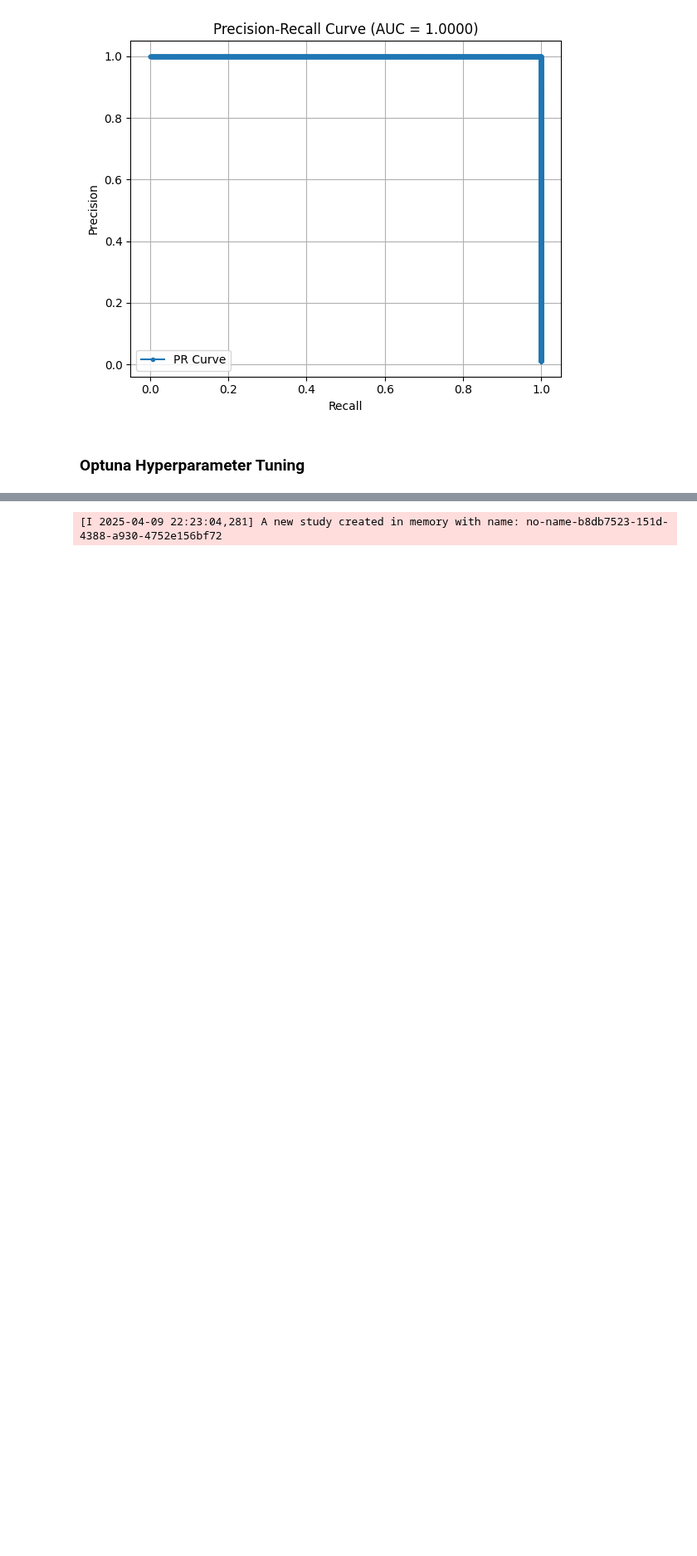
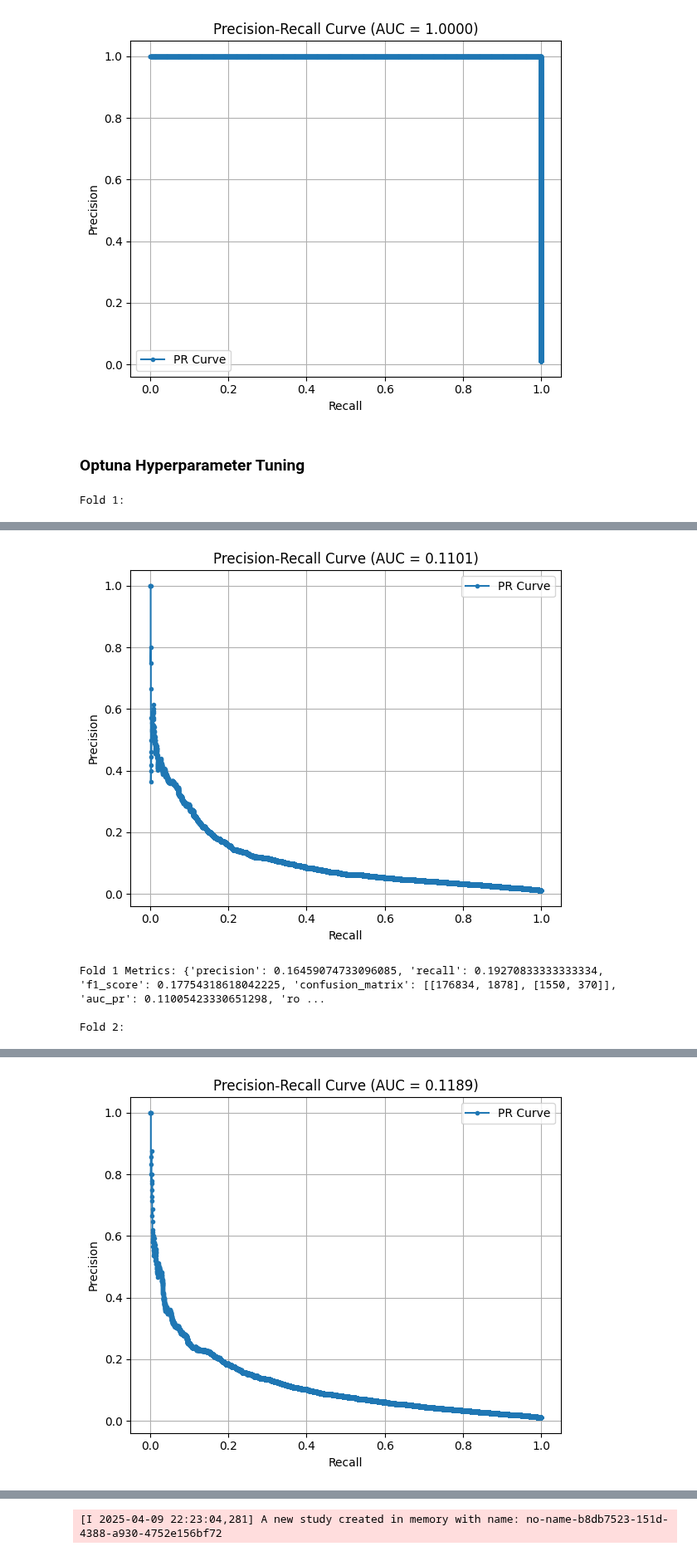
Before and after one commit to bernisschow/DSA4263-Business-and-Commerce-Fraud-Detection, a Jupyter notebook: notebooks/modelEnsemble.ipynb, the cells around one changed output, grey strips where cells are left out. Shown at 83% size. Saved outputs shown, nothing was run; the diff lists cells and outputs as text; code cells hidden in the pictures; blank space fills up the shorter version.

Commit message:
k-fold cross validation.

```diff
--- a/notebooks/modelEnsemble.ipynb
+++ b/notebooks/modelEnsemble.ipynb
@@ -168,0 +204,68 @@ X_train_sample, _, y_train_sample, _ = train_test_split(
+# %%
+def load_fold_data():
+    train_folds = []
+    val_folds = []
+    for i in range(1, 6):
+        train_folds.append(pd.read_csv(f'/Users/Berniss/Downloads/data/preprocessed/fold_{i}_train.csv'))
+        val_folds.append(pd.read_csv(f'/Users/Berniss/Downloads/data/preprocessed/fold_{i}_val.csv'))
+    return train_folds, val_folds
+
+# Main 5-fold ensemble pipeline
+train_folds, val_folds = load_fold_data()
+all_metrics = []
+
+for i in range(5):
+    print(f"\nFold {i+1}:")
+    train_data = train_folds[i]
+    val_data = val_folds[i]
+
+    X_train = train_data.drop(columns='fraud_bool')
+    y_train = train_data['fraud_bool']
+    X_val = val_data.drop(columns='fraud_bool')
+    y_val = val_data['fraud_bool']
+
+    scaler = StandardScaler()
+    X_train_scaled = scaler.fit_transform(X_train)
+    X_val_scaled = scaler.transform(X_val)
+
+    study = optuna.create_study(direction='maximize')
+    study.optimize(create_objective(X_train_scaled, y_train, X_val_scaled, y_val), n_trials=10, show_progress_bar=False)
+    best_params = study.best_params
+    blend_weight = best_params['blend_weight']
+
+    best_rf = RandomForestClassifier(
+        n_estimators=best_params['rf_n_estimators'],
+        max_depth=best_params['rf_max_depth'],
+        min_samples_split=best_params['rf_min_samples_split'],
+        random_state=42,
+        n_jobs=-1
+    )
+    best_xgb = XGBClassifier(
+        n_estimators=best_params['xgb_n_estimators'],
+        max_depth=best_params['xgb_max_depth'],
+        learning_rate=best_params['xgb_learning_rate'],
+        subsample=best_params['xgb_subsample'],
+        colsample_bytree=best_params['xgb_colsample_bytree'],
+        use_label_encoder=False,
+        eval_metric='logloss',
+        random_state=42,
+        n_jobs=-1
+    )
+
+    best_rf.fit(X_train_scaled, y_train)
+    best_xgb.fit(X_train_scaled, y_train)
+
+    rf_probs = best_rf.predict_proba(X_val_scaled)[:, 1]
+    xgb_probs = best_xgb.predict_proba(X_val_scaled)[:, 1]
+    blended_probs = (1 - blend_weight) * rf_probs + blend_weight * xgb_probs
+
+    thresholds = np.linspace(0.01, 0.99, 100)
+    best_thresh = thresholds[np.argmax([f1_score(y_val, (blended_probs >= t).astype(int)) for t in thresholds])]
+    final_preds = (blended_probs >= best_thresh).astype(int)
+
+    metrics = evaluate_model(y_val, final_preds, blended_probs)
+    metrics['threshold'] = best_thresh
+    all_metrics.append(metrics)
+    print(f"Fold {i+1} Metrics:", metrics)
+# %% [output]
+Fold 1:
@@ -168,0 +309,4 @@ X_train_sample, _, y_train_sample, _ = train_test_split(
+[figure, added]
+Fold 1 Metrics: {'precision': 0.16459074733096085, 'recall': 0.19270833333333334, 'f1_score': 0.17754318618042225, 'confusion_matrix': [[176834, 1878], [1550, 370]], 'auc_pr': 0.11005423330651298, 'ro ...
+
+Fold 2:
@@ -168,0 +350 @@ X_train_sample, _, y_train_sample, _ = train_test_split(
+[figure, added]
```
Also changed, not shown: parts of 3 cells of this notebook, 1 other file.
